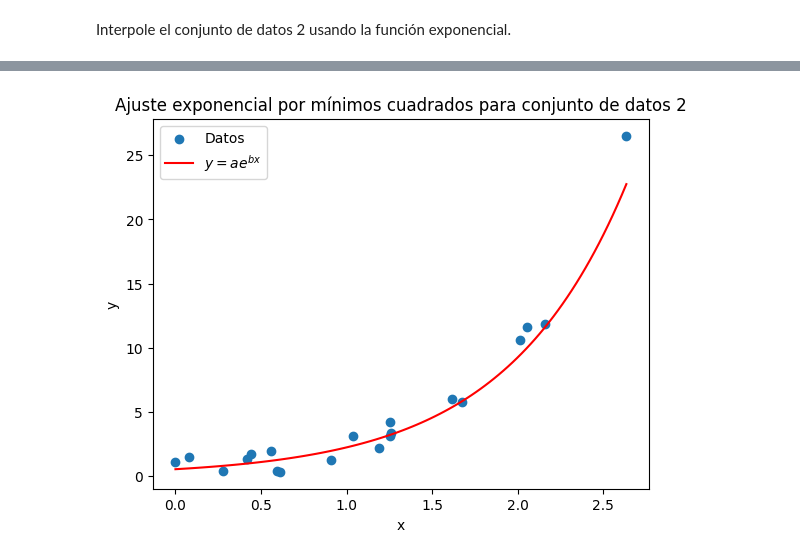
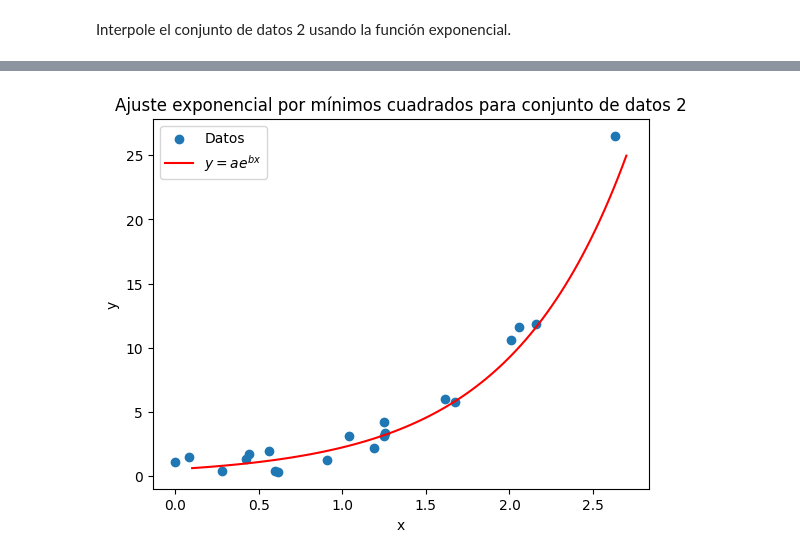
Before and after one commit to SantiagoTmg/M_Prueba2, a Jupyter notebook: min_cuadrados.ipynb, the cells around one changed output, grey strips where cells are left out. Drawn from its saved outputs; the diff is of its cells as text; code cells hidden in the pictures.

```diff
--- a/min_cuadrados.ipynb
+++ b/min_cuadrados.ipynb
@@ -320,7 +320,7 @@ print(f"y(5) = {A * np.exp(a * 5)}")
 
 print(f"y(1) = {A * np.exp(a * 1)}")
 
-x2 = np.linspace(min(xs2), max(xs2), 100)
+x2 = np.linspace(0.1, 2.7, 100)
 y2 = [A * np.exp(a * xi) for xi in x2]
 
 plt.scatter(xs2, ys2, label="Datos")
@@ -336,7 +336,7 @@ plt.show()
 [[22.0372     20.         19.05727035]
  [ 0.         -9.57184451  5.82589171]]
 a = 0.5440855388147071
 b = 1.4171603667055432
 y(5) = 650.1174439111692
 y(1) = 2.2445646053759503
-[figure, old version]
+[figure, new version]
```
Also changed, not shown: parts of 1 cell of this notebook.
